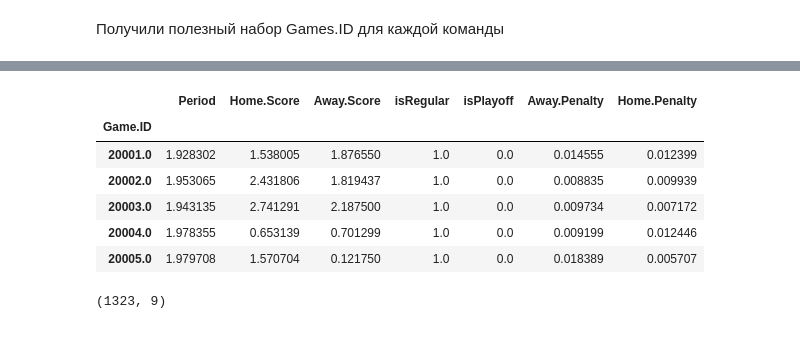
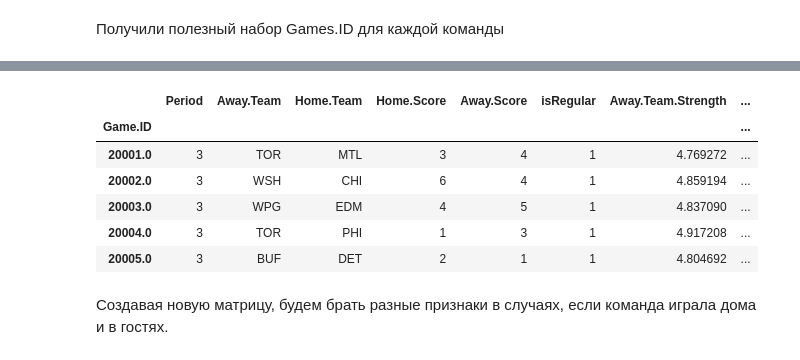
Before and after one commit to rtriangle/ICEBERG-test, a Jupyter notebook: ICEBERG-task1.ipynb, the cells around one changed output, grey strips where cells are left out. Saved outputs shown, nothing was run; the diff lists cells and outputs as text; code cells hidden in the pictures.

```diff
--- a/ICEBERG-task1.ipynb
+++ b/ICEBERG-task1.ipynb
@@ -100,6 +102,5 @@ del data2013_2014_useful["Score.State"]
 # %%
-data2013_2014_useful['isRegular'] = np.where(data2013_2014_useful['Season.Type']=='Regular', 1, 0)
-data2013_2014_useful['isPlayoff'] = np.where(data2013_2014_useful['Season.Type']!='Regular', 1, 0)
+data2013_2014_useful['isRegular'] = np.where(data2013_2014_useful['Season.Type']=='Regular', 1, -1)
 del data2013_2014_useful['Season.Type']
 # %%
 data2013_2014_useful.head()
@@ -132,8 +133,8 @@ print Counter(x2)
 Counter({5.0: 2166283, 4.0: 275918, 'E': 74032, 3.0: 6099, 0.0: 4055, 2.0: 63, 1.0: 55})
 Counter({5.0: 2151834, 4.0: 289256, 'E': 74032, 3.0: 7693, 0.0: 3651, 1.0: 24, 2.0: 15})
 # %%
-data2013_2014_useful["Away.Team.Strength"] = list(x1)
-data2013_2014_useful["Home.Team.Strength"] = list(x2)
+data2013_2014_useful["Away.Team.Strength"] = np.array(x1)
+data2013_2014_useful["Home.Team.Strength"] = np.array(x2)
 # %%
 del data2013_2014_useful["Strength.State"]
 # %%
@@ -251,3 +227,6 @@ keys_of_data_Games
+# %%
+data2013_2014_useful['Away.Team.Strength'] = data2013_2014_useful['Away.Team.Strength'].astype('float64')
+data2013_2014_useful['Home.Team.Strength'] = data2013_2014_useful['Home.Team.Strength'].astype('float64')
 # %%
 data2013_2014_useful_grouped_Games = data2013_2014_useful.groupby(['Game.ID']).max()
 data2013_2014_useful_grouped_Games_sum = data2013_2014_useful.groupby(['Game.ID']).sum()
@@ -255,6 +234,8 @@ data2013_2014_useful_grouped_Games_mean = data2013_2014_useful.groupby(['Game.ID
 # %%
 data2013_2014_useful_grouped_Games["Away.Penalty"] = data2013_2014_useful_grouped_Games_sum["Away.Penalty"]
 data2013_2014_useful_grouped_Games["Home.Penalty"] = data2013_2014_useful_grouped_Games_sum["Home.Penalty"]
+data2013_2014_useful_grouped_Games["Home.Team.Strength"] = data2013_2014_useful_grouped_Games_mean["Home.Team.Strength"]
+data2013_2014_useful_grouped_Games["Away.Team.Strength"] = data2013_2014_useful_grouped_Games_mean["Away.Team.Strength"]
 # %%
 data2013_2014_useful_grouped_Games.head()
 # %% [output]
@@ -270,10 +291,10 @@ data2013_2014_useful_grouped_Games.head()
 # %%
-data2013_2014_useful_grouped_Games_mean.head()
+data2013_2014_useful_grouped_Games.head()
 # %% [output]
-|  | Period | Home.Score | Away.Score | isRegular | isPlayoff | Away.Penalty | Home.Penalty |
-| Game.ID |  |  |  |  |  |  |  |
-| 20001.0 | 1.928302 | 1.538005 | 1.876550 | 1.0 | 0.0 | 0.014555 | 0.012399 |
-| 20002.0 | 1.953065 | 2.431806 | 1.819437 | 1.0 | 0.0 | 0.008835 | 0.009939 |
-| 20003.0 | 1.943135 | 2.741291 | 2.187500 | 1.0 | 0.0 | 0.009734 | 0.007172 |
-| 20004.0 | 1.978355 | 0.653139 | 0.701299 | 1.0 | 0.0 | 0.009199 | 0.012446 |
-| 20005.0 | 1.979708 | 1.570704 | 0.121750 | 1.0 | 0.0 | 0.018389 | 0.005707 |
+|  | Period | Away.Team | Home.Team | Home.Score | Away.Score | isRegular | Away.Team.Strength | ... |
+| Game.ID |  |  |  |  |  |  |  | ... |
+| 20001.0 | 3 | TOR | MTL | 3 | 4 | 1 | 4.769272 | ... |
+| 20002.0 | 3 | WSH | CHI | 6 | 4 | 1 | 4.859194 | ... |
+| 20003.0 | 3 | WPG | EDM | 4 | 5 | 1 | 4.837090 | ... |
+| 20004.0 | 3 | TOR | PHI | 1 | 3 | 1 | 4.917208 | ... |
+| 20005.0 | 3 | BUF | DET | 2 | 1 | 1 | 4.804692 | ... |
@@ -283,4 +301,2 @@ del data2013_2014_useful_grouped_Games["Home.Team.Strength"]
-# %%
-print data2013_2014_useful_grouped_Games.shape
-# %% [output]
-(1323, 9)
+# %% [markdown]
+Создавая новую матрицу, будем брать разные признаки в случаях, если команда играла дома и в гостях.
```
Also changed, not shown: parts of 50 cells of this notebook.
